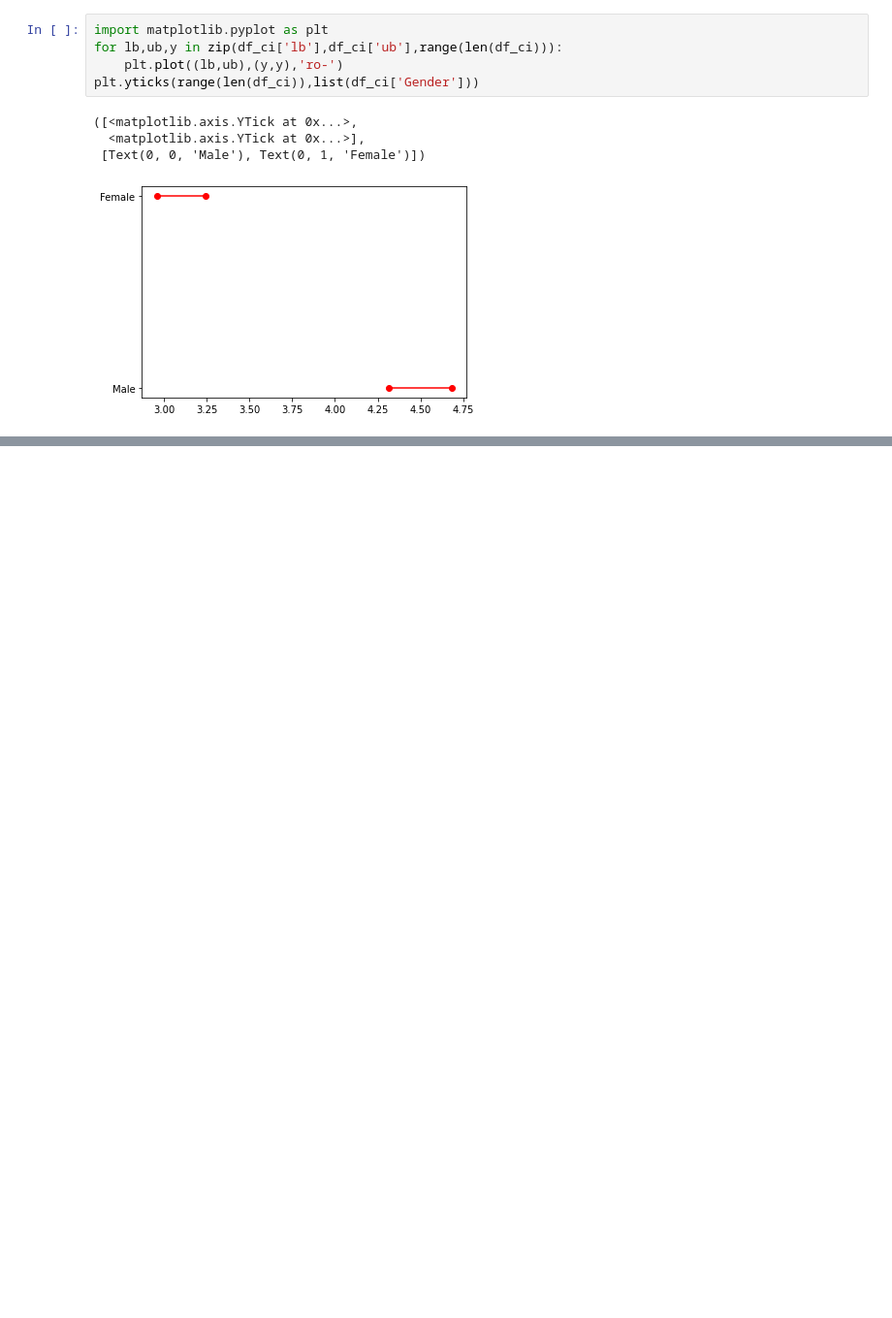
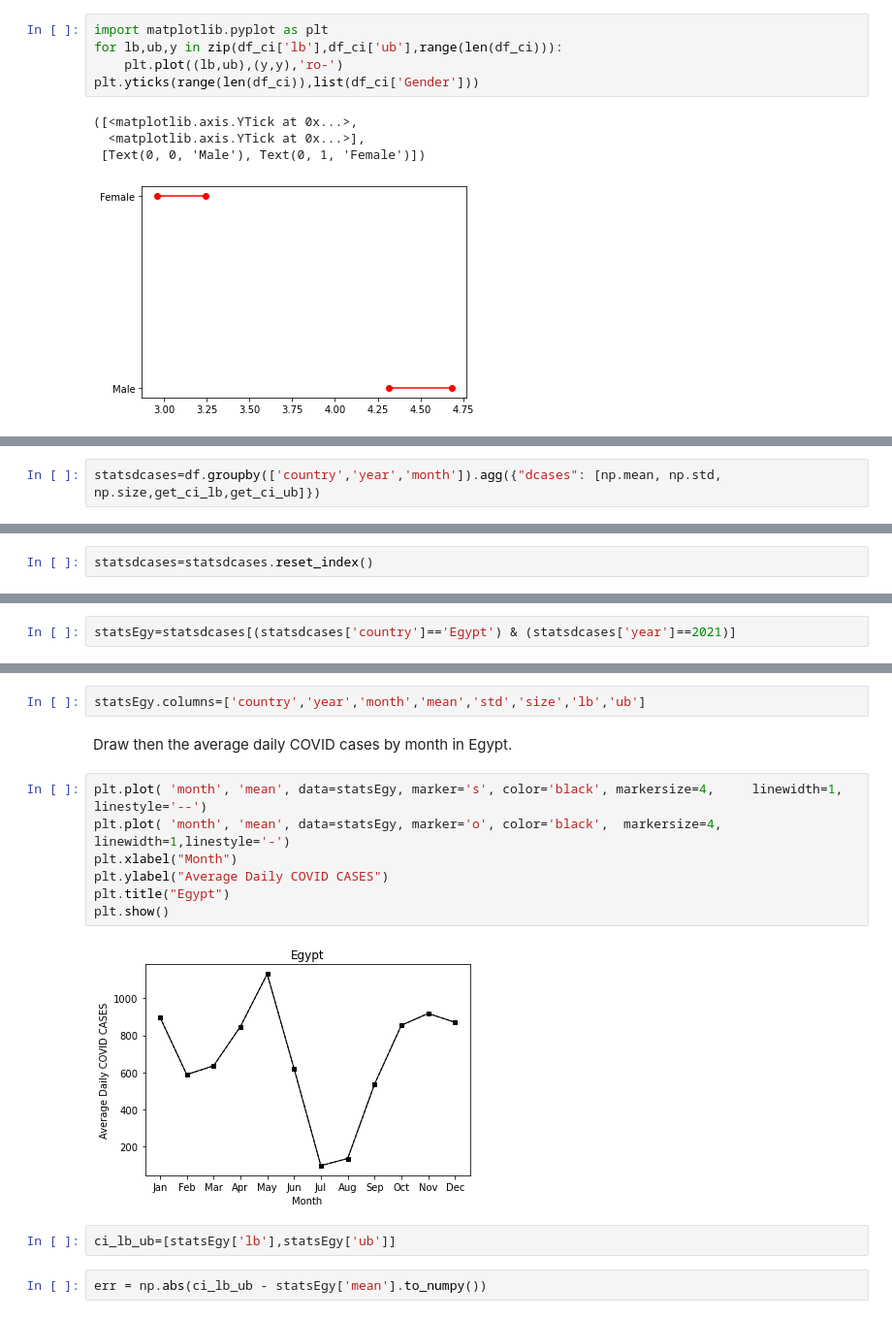
Before and after one commit to malouche/DSC2spring2022, a Jupyter notebook: Solution Practice Sheet 3.ipynb, the cells around one changed output, grey strips where cells are left out. Shown: that part at 97% size. Drawn from its saved outputs; the diff is of its cells as text; blank space fills up the shorter version.

```diff
--- a/Solution Practice Sheet 3.ipynb
+++ b/Solution Practice Sheet 3.ipynb
@@ -535,0 +674,2 @@ plt.yticks(range(len(df_ci)),list(df_ci['Gender']))
+# %%
+statsdcases=df.groupby(['country','year','month']).agg({"dcases": [np.mean, np.std, np.size,get_ci_lb,get_ci_ub]})
@@ -535,0 +696,2 @@ plt.yticks(range(len(df_ci)),list(df_ci['Gender']))
+# %%
+statsdcases=statsdcases.reset_index()
@@ -535,0 +717,2 @@ plt.yticks(range(len(df_ci)),list(df_ci['Gender']))
+# %%
+statsEgy=statsdcases[(statsdcases['country']=='Egypt') & (statsdcases['year']==2021)]
@@ -535,0 +748,17 @@ plt.yticks(range(len(df_ci)),list(df_ci['Gender']))
+# %%
+statsEgy.columns=['country','year','month','mean','std','size','lb','ub']
+# %% [markdown]
+Draw then the average daily COVID cases by month in Egypt.
+# %%
+plt.plot( 'month', 'mean', data=statsEgy, marker='s', color='black', markersize=4,     linewidth=1, linestyle='--')
+plt.plot( 'month', 'mean', data=statsEgy, marker='o', color='black',  markersize=4, linewidth=1,linestyle='-')
+plt.xlabel("Month")
+plt.ylabel("Average Daily COVID CASES")
+plt.title("Egypt")
+plt.show()
+# %% [output]
+[figure, added]
+# %%
+ci_lb_ub=[statsEgy['lb'],statsEgy['ub']]
+# %%
+err = np.abs(ci_lb_ub - statsEgy['mean'].to_numpy())
```
Also changed, not shown: parts of 59 cells of this notebook.
